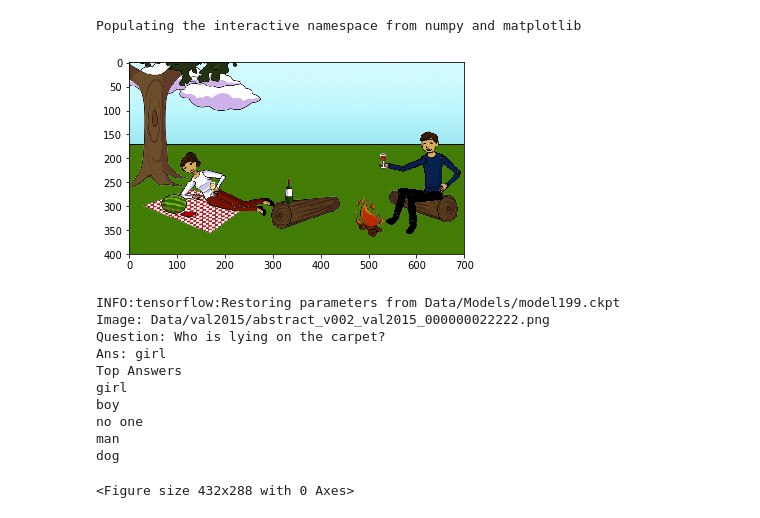
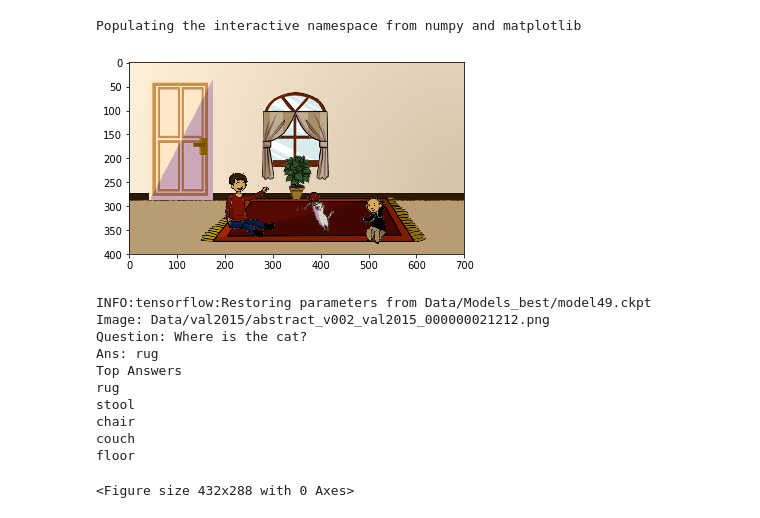
Before and after one commit to l6chen/ECE285-VQA, a Jupyter notebook: VIS-LSTM/demo.ipynb, the cells around one changed output. Cells and saved outputs as stored; diff of their text form; code cells hidden in the pictures.

```diff
--- a/VIS-LSTM/demo.ipynb
+++ b/VIS-LSTM/demo.ipynb
@@ -9,9 +10,8 @@ import pylab
 # %%
-img_path = "Data/val2015/abstract_v002_val2015_000000022222.png"
+img_path = "Data/val2015/abstract_v002_val2015_000000021212.png"
 img_pre = mpimg.imread(img_path)
 plt.imshow(img_pre)
 plt.show()
-# pylab.show()
 # %% [output]
-[figure, old version]
+[figure, new version]
 # %%
@@ -19,15 +19,15 @@ ques = "Who is lying on the carpet?"
 # %%
-run predict.py --image_path="Data/val2015/abstract_v002_val2015_000000022222.png" \
---question="Who is lying on the carpet?" --model_path="Data/Models/model199.ckpt"
+%run predict.py --image_path="Data/val2015/abstract_v002_val2015_000000021212.png" \
+--question="Where is the cat?" --model_path="Data/Models/model49.ckpt"
 # %% [output]
-INFO:tensorflow:Restoring parameters from Data/Models/model199.ckpt
-Image: Data/val2015/abstract_v002_val2015_000000022222.png
-Question: Who is lying on the carpet?
-Ans: girl
+INFO:tensorflow:Restoring parameters from Data/Models_best/model49.ckpt
+Image: Data/val2015/abstract_v002_val2015_000000021212.png
+Question: Where is the cat?
+Ans: rug
 Top Answers
-girl
-boy
-no one
-man
-dog
+rug
+stool
+chair
+couch
+floor
 <Figure size 432x288 with 0 Axes>
```
Also changed, not shown: parts of 2 cells of this notebook, 2 other files.
